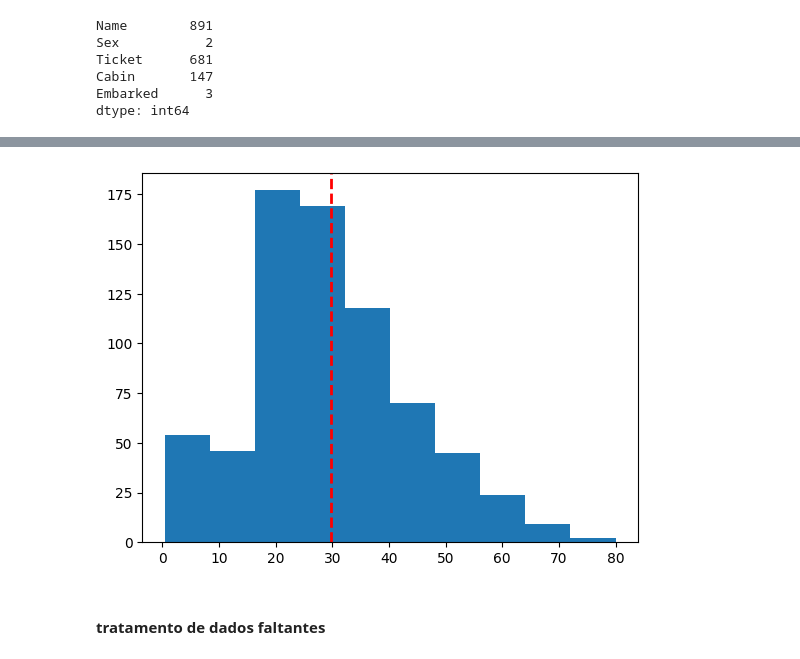
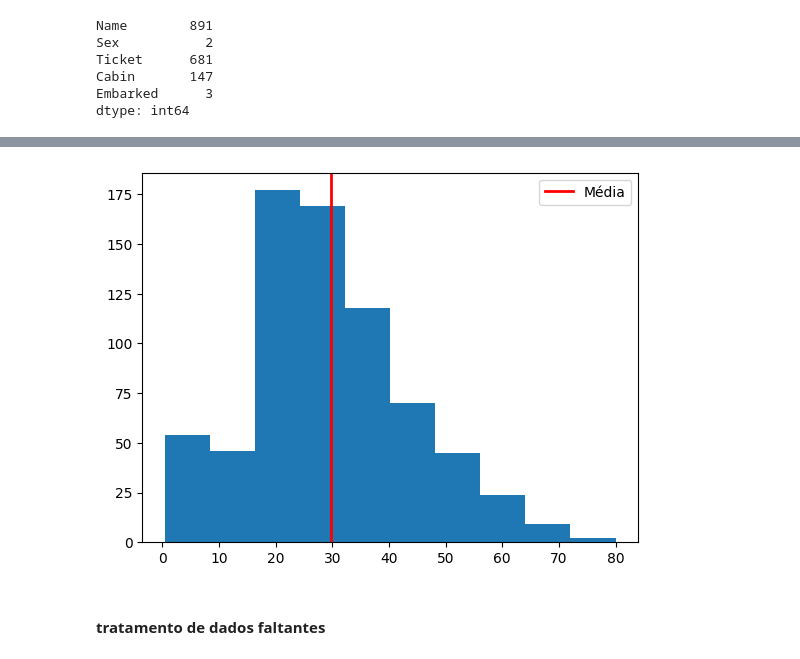
Before and after one commit to maylonleoncio/titanic, a Jupyter notebook: titanic_analysis.ipynb, the cells around one changed output, grey strips where cells are left out. Saved outputs shown, nothing was run; the diff lists cells and outputs as text; code cells hidden in the pictures.

```diff
--- a/titanic_analysis.ipynb
+++ b/titanic_analysis.ipynb
@@ -98,10 +98,11 @@ train.shape
 # %%
 plt.hist(x='Age',  data=train)
-plt.axvline(np.mean(train['Age']), color='red', linestyle='dashed', linewidth=2, label='Média')
+plt.axvline(np.mean(train['Age']), color='red', linestyle='solid', linewidth=2, label='Média')
+plt.legend()
 #plt.axvline(np.median(train['Age']), color='blue', linestyle='dashed', linewidth=2, label='Média')
 plt.show()
 # %% [output]
-[figure, old version]
+[figure, new version]
 # %% [markdown]
 #### tratamento de dados faltantes
 # %%
```
Also changed, not shown: parts of 1 cell of this notebook.
